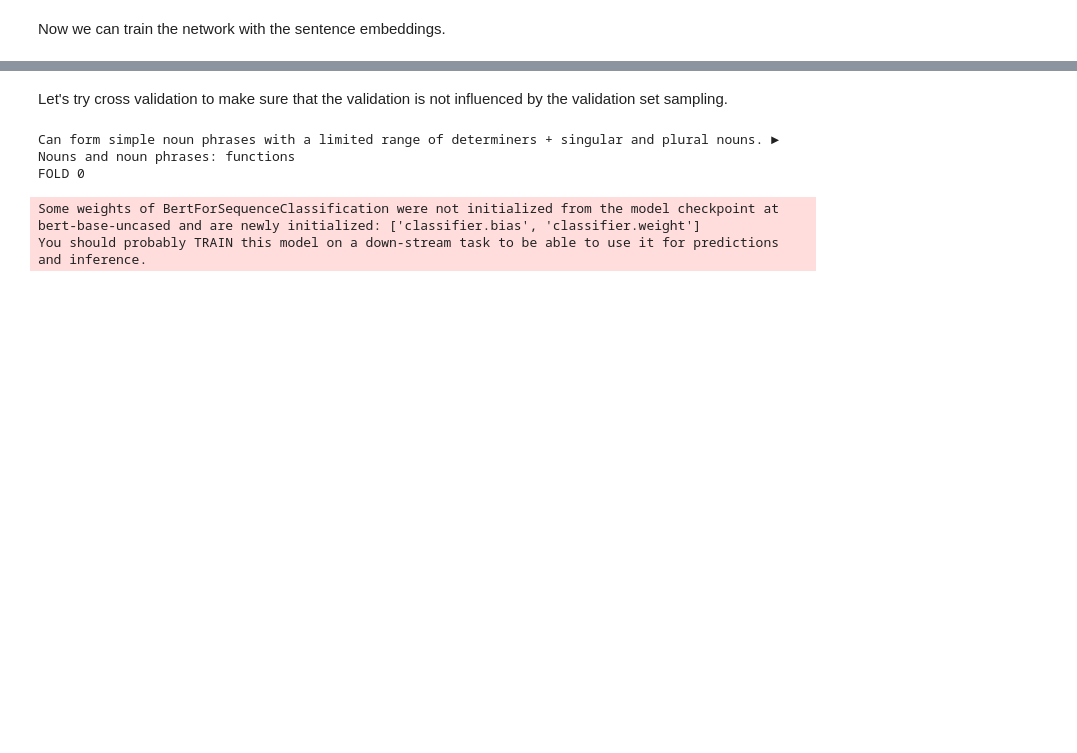
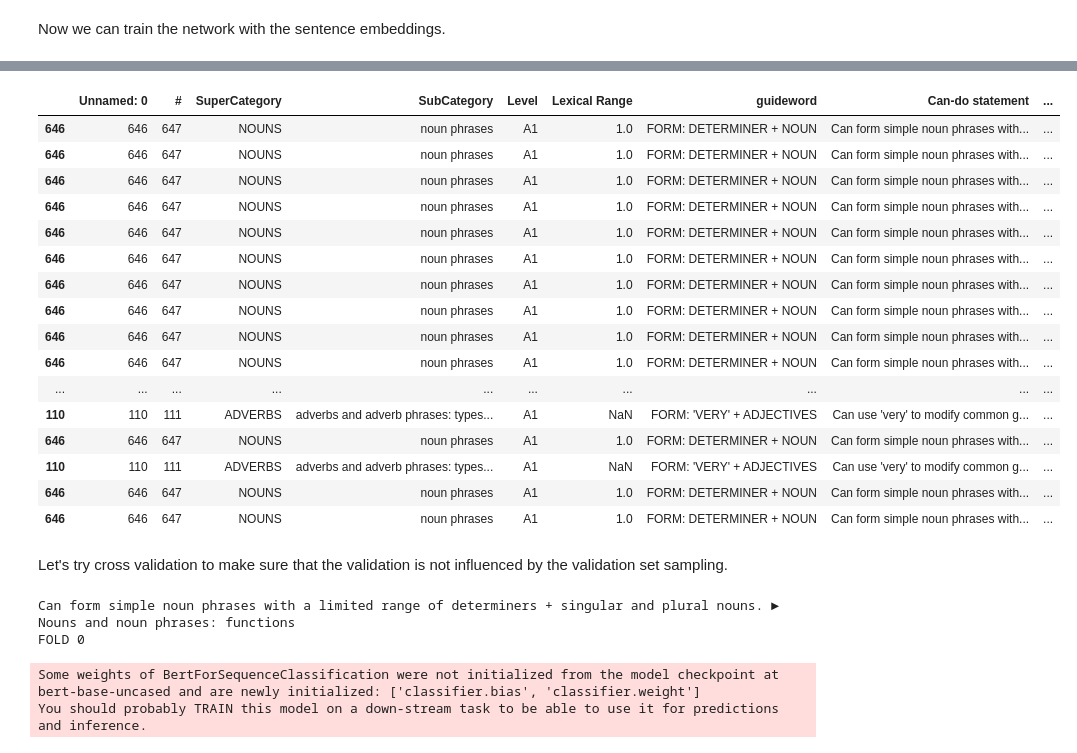
Before and after one commit to dominikglandorf/LLM-grammar, a Jupyter notebook: exp/007_sentence_embeddings.ipynb, the cells around one changed output, grey strips where cells are left out. Drawn from its saved outputs; the diff is of its cells as text; code cells hidden in the pictures; blank space fills up the shorter version.

```diff
--- a/exp/007_sentence_embeddings.ipynb
+++ b/exp/007_sentence_embeddings.ipynb
@@ -524,5 +362,5 @@ Epoch [1/1], Training Loss: 0.1862, Validation Loss: 0.0228, Validation Accuracy
 # %%
-probe = "The children are around town."
+probe = "If I were you I would not dare to sing that loud."
 encoding = tokenizer.encode_plus(
     probe,
     add_special_tokens=True,
@@ -536,5 +374,7 @@ encoding = tokenizer.encode_plus(
 
 input_ids = encoding['input_ids'].to(device)
 attention_mask = encoding['attention_mask'].to(device)
-model(input_ids, attention_mask=attention_mask)
+values = [torch.argmax(multi_task_model(input_ids, attention_mask=attention_mask, task_id=id)).item() for id in range(53)]
+print(values)
+df.iloc[values]
 # %% [output]
@@ -542,3 +382,20 @@ SequenceClassifierOutput(loss=None, logits=tensor([[ 2.4745, -2.0513]], device='
+|  | Unnamed: 0 | # | SuperCategory | SubCategory | Level | Lexical Range | guideword | Can-do statement | ... |
+| 646 | 646 | 647 | NOUNS | noun phrases | A1 | 1.0 | FORM: DETERMINER + NOUN | Can form simple noun phrases with... | ... |
+| 646 | 646 | 647 | NOUNS | noun phrases | A1 | 1.0 | FORM: DETERMINER + NOUN | Can form simple noun phrases with... | ... |
+| 646 | 646 | 647 | NOUNS | noun phrases | A1 | 1.0 | FORM: DETERMINER + NOUN | Can form simple noun phrases with... | ... |
+| 646 | 646 | 647 | NOUNS | noun phrases | A1 | 1.0 | FORM: DETERMINER + NOUN | Can form simple noun phrases with... | ... |
+| 646 | 646 | 647 | NOUNS | noun phrases | A1 | 1.0 | FORM: DETERMINER + NOUN | Can form simple noun phrases with... | ... |
+| 646 | 646 | 647 | NOUNS | noun phrases | A1 | 1.0 | FORM: DETERMINER + NOUN | Can form simple noun phrases with... | ... |
+| 646 | 646 | 647 | NOUNS | noun phrases | A1 | 1.0 | FORM: DETERMINER + NOUN | Can form simple noun phrases with... | ... |
+| 646 | 646 | 647 | NOUNS | noun phrases | A1 | 1.0 | FORM: DETERMINER + NOUN | Can form simple noun phrases with... | ... |
+| 646 | 646 | 647 | NOUNS | noun phrases | A1 | 1.0 | FORM: DETERMINER + NOUN | Can form simple noun phrases with... | ... |
+| 646 | 646 | 647 | NOUNS | noun phrases | A1 | 1.0 | FORM: DETERMINER + NOUN | Can form simple noun phrases with... | ... |
+| ... | ... | ... | ... | ... | ... | ... | ... | ... | ... |
+| 110 | 110 | 111 | ADVERBS | adverbs and adverb phrases: types... | A1 | NaN | FORM: 'VERY' + ADJECTIVES | Can use 'very' to modify common g... | ... |
+| 646 | 646 | 647 | NOUNS | noun phrases | A1 | 1.0 | FORM: DETERMINER + NOUN | Can form simple noun phrases with... | ... |
+| 110 | 110 | 111 | ADVERBS | adverbs and adverb phrases: types... | A1 | NaN | FORM: 'VERY' + ADJECTIVES | Can use 'very' to modify common g... | ... |
+| 646 | 646 | 647 | NOUNS | noun phrases | A1 | 1.0 | FORM: DETERMINER + NOUN | Can form simple noun phrases with... | ... |
+| 646 | 646 | 647 | NOUNS | noun phrases | A1 | 1.0 | FORM: DETERMINER + NOUN | Can form simple noun phrases with... | ... |
 # %% [markdown]
 Let's try cross validation to make sure that the validation is not influenced by the validation set sampling.
 # %%
```
Also changed, not shown: parts of 14 cells of this notebook.
